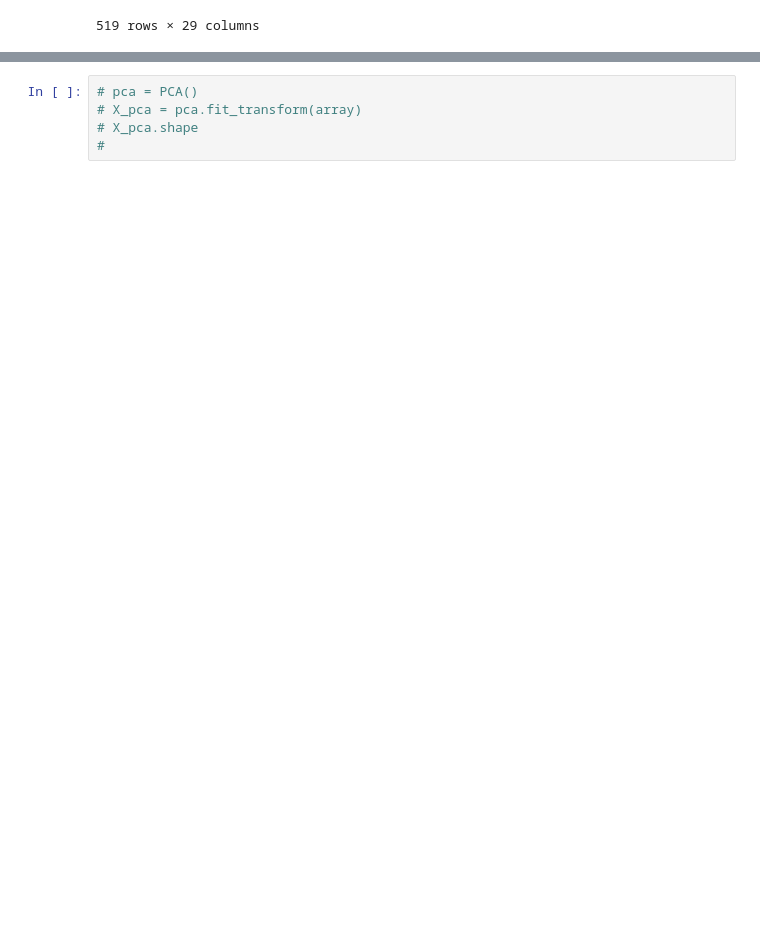
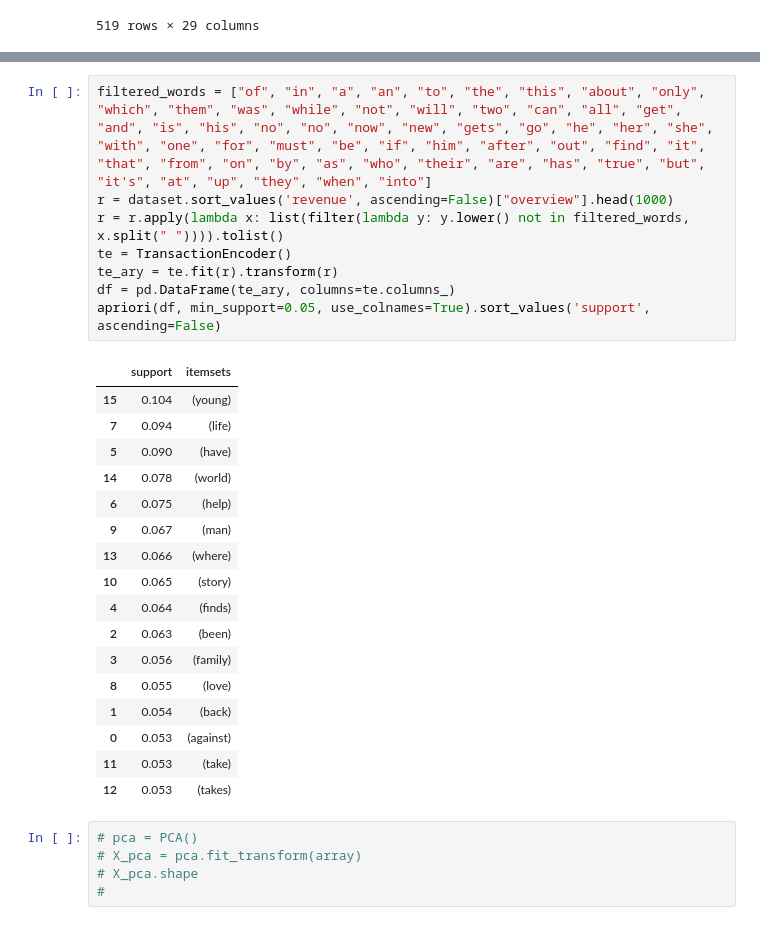
Before and after one commit to kamildoleglo/data-mining-box-office, a Jupyter notebook: ED.ipynb, the cells around one changed output, grey strips where cells are left out. Saved outputs shown, nothing was run; the diff lists cells and outputs as text; blank space fills up the shorter version.

```diff
--- a/ED.ipynb
+++ b/ED.ipynb
@@ -510,3 +537,29 @@ apriori(df, min_support=0.03, use_colnames=True)
+# %%
+filtered_words = ["of", "in", "a", "an", "to", "the", "this", "about", "only", "which", "them", "was", "while", "not", "will", "two", "can", "all", "get", "and", "is", "his", "no", "no", "now", "new", "gets", "go", "he", "her", "she", "with", "one", "for", "must", "be", "if", "him", "after", "out", "find", "it", "that", "from", "on", "by", "as", "who", "their", "are", "has", "true", "but", "it's", "at", "up", "they", "when", "into"]
+r = dataset.sort_values('revenue', ascending=False)["overview"].head(1000)
+r = r.apply(lambda x: list(filter(lambda y: y.lower() not in filtered_words, x.split(" ")))).tolist()
+te = TransactionEncoder()
+te_ary = te.fit(r).transform(r)
+df = pd.DataFrame(te_ary, columns=te.columns_)
+apriori(df, min_support=0.05, use_colnames=True).sort_values('support', ascending=False)
+# %% [output]
+|  | support | itemsets |
+| 15 | 0.104 | (young) |
+| 7 | 0.094 | (life) |
+| 5 | 0.090 | (have) |
+| 14 | 0.078 | (world) |
+| 6 | 0.075 | (help) |
+| 9 | 0.067 | (man) |
+| 13 | 0.066 | (where) |
+| 10 | 0.065 | (story) |
+| 4 | 0.064 | (finds) |
+| 2 | 0.063 | (been) |
+| 3 | 0.056 | (family) |
+| 8 | 0.055 | (love) |
+| 1 | 0.054 | (back) |
+| 0 | 0.053 | (against) |
+| 11 | 0.053 | (take) |
+| 12 | 0.053 | (takes) |
 # %%
 # pca = PCA()
 # X_pca = pca.fit_transform(array)
```
Also changed, not shown: parts of 6 cells of this notebook.
